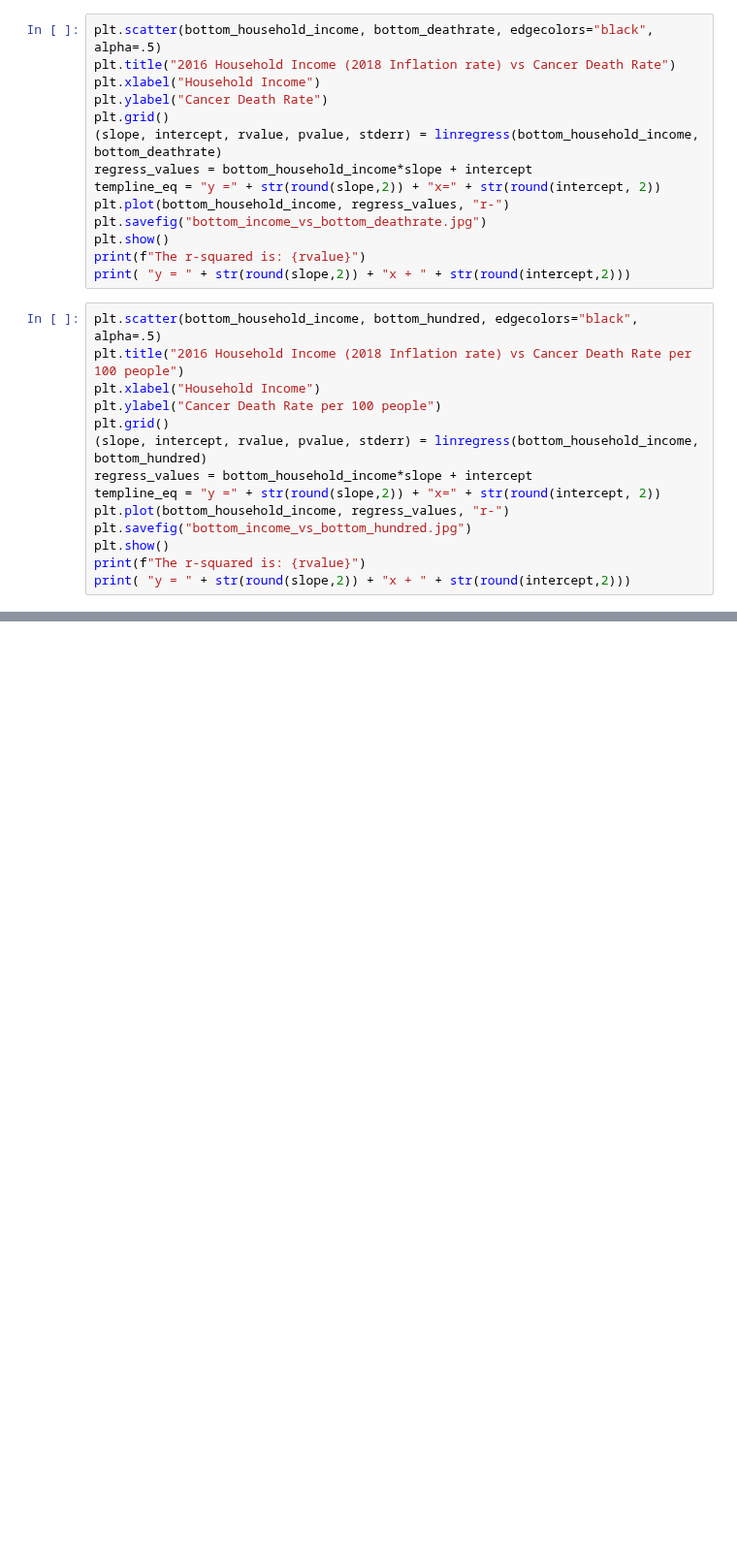
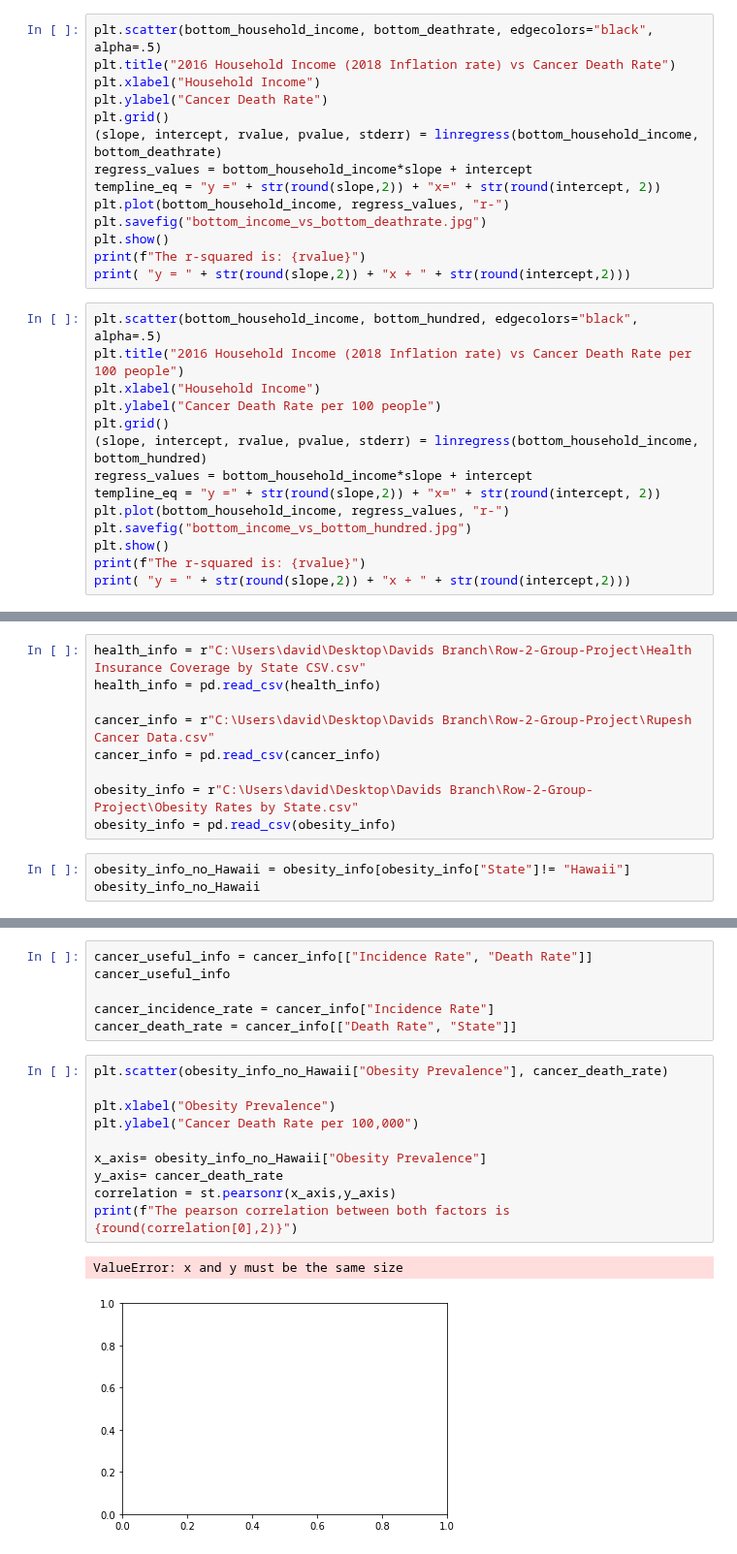
Before and after one commit to settinge/Cancer-and-Nonbiological-Variables, a Jupyter notebook: Analysis_cancer.ipynb, the cells around one changed output, grey strips where cells are left out. Shown at 97% size. Saved outputs shown, nothing was run; the diff lists cells and outputs as text; blank space fills up the shorter version.

Commit message:
David's Commit

```diff
--- a/Analysis_cancer.ipynb
+++ b/Analysis_cancer.ipynb
@@ -847,0 +855,12 @@ print( "y = " + str(round(slope,2)) + "x + " + str(round(intercept,2)))
+# %%
+health_info = r"C:\Users\david\Desktop\Davids Branch\Row-2-Group-Project\Health Insurance Coverage by State CSV.csv"
+health_info = pd.read_csv(health_info)
+
+cancer_info = r"C:\Users\david\Desktop\Davids Branch\Row-2-Group-Project\Rupesh Cancer Data.csv"
+cancer_info = pd.read_csv(cancer_info)
+
+obesity_info = r"C:\Users\david\Desktop\Davids Branch\Row-2-Group-Project\Obesity Rates by State.csv"
+obesity_info = pd.read_csv(obesity_info)
+# %%
+obesity_info_no_Hawaii = obesity_info[obesity_info["State"]!= "Hawaii"]
+obesity_info_no_Hawaii
@@ -847,0 +885,19 @@ print( "y = " + str(round(slope,2)) + "x + " + str(round(intercept,2)))
+# %%
+cancer_useful_info = cancer_info[["Incidence Rate", "Death Rate"]]
+cancer_useful_info
+
+cancer_incidence_rate = cancer_info["Incidence Rate"]
+cancer_death_rate = cancer_info[["Death Rate", "State"]]
+# %%
+plt.scatter(obesity_info_no_Hawaii["Obesity Prevalence"], cancer_death_rate)
+
+plt.xlabel("Obesity Prevalence")
+plt.ylabel("Cancer Death Rate per 100,000")
+
+x_axis= obesity_info_no_Hawaii["Obesity Prevalence"]
+y_axis= cancer_death_rate
+correlation = st.pearsonr(x_axis,y_axis)
+print(f"The pearson correlation between both factors is {round(correlation[0],2)}")
+# %% [output]
+ValueError: x and y must be the same size
+[figure, added]
```
Also changed, not shown: parts of 11 cells of this notebook.
